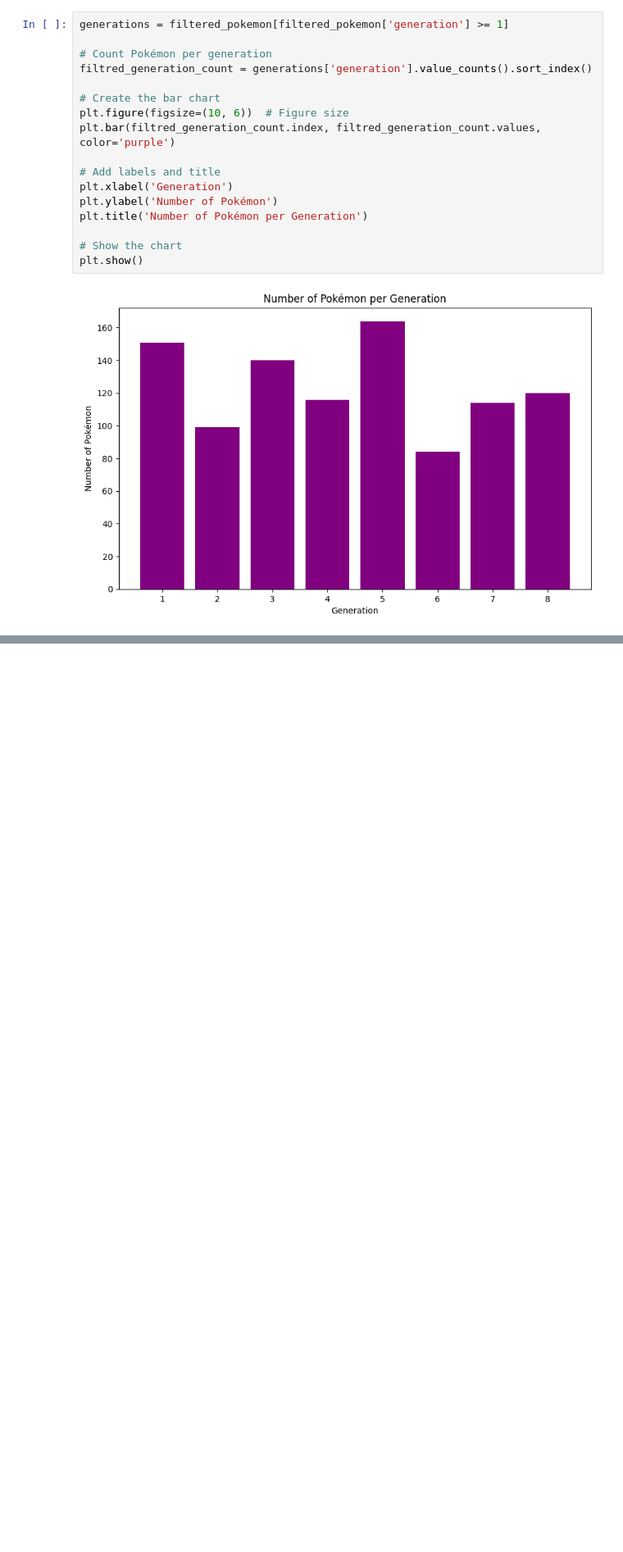
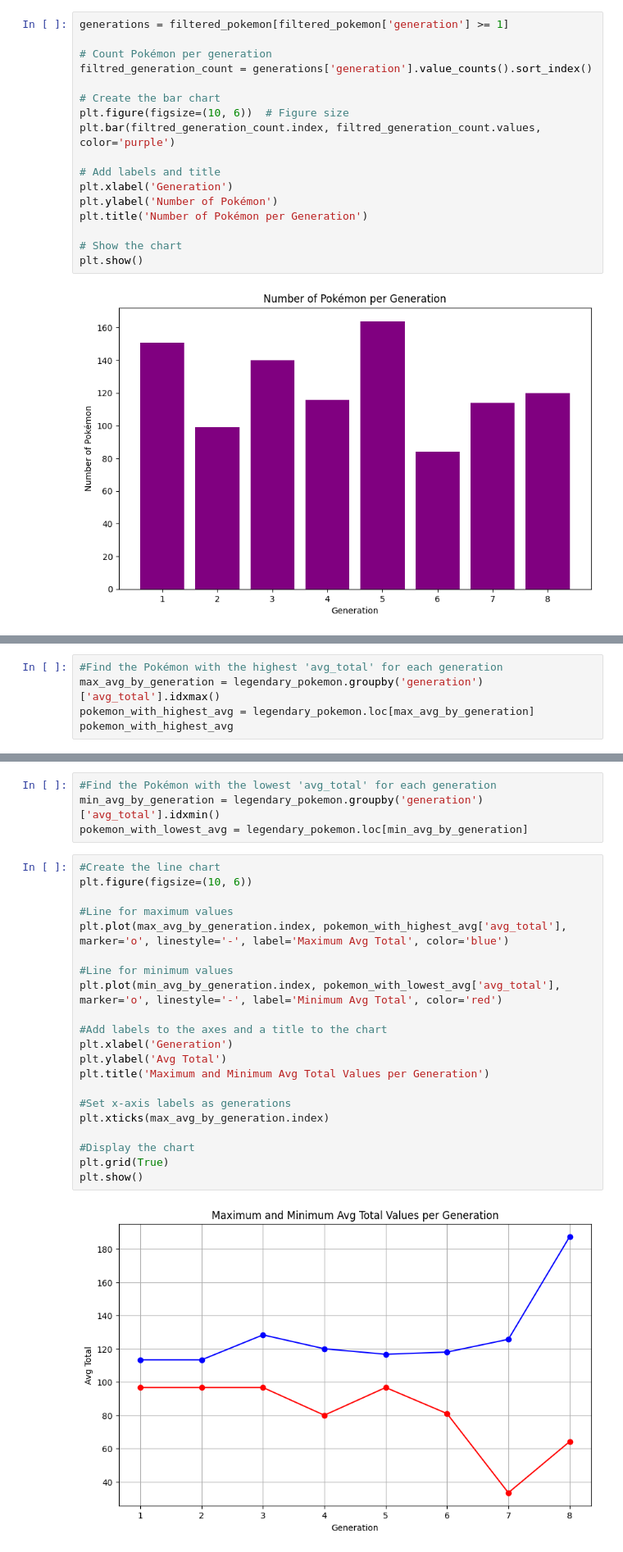
Before and after one commit to DsAlex-lnx/Pokemon-Data-Science, a Jupyter notebook: main.ipynb, the cells around one changed output, grey strips where cells are left out. Shown at 82% size. Drawn from its saved outputs; the diff is of its cells as text; blank space fills up the shorter version.

```diff
--- a/main.ipynb
+++ b/main.ipynb
@@ -413,0 +532,5 @@ plt.show()
+# %%
+#Find the Pokémon with the highest 'avg_total' for each generation
+max_avg_by_generation = legendary_pokemon.groupby('generation')['avg_total'].idxmax()
+pokemon_with_highest_avg = legendary_pokemon.loc[max_avg_by_generation]
+pokemon_with_highest_avg
@@ -413,0 +547,27 @@ plt.show()
+# %%
+#Find the Pokémon with the lowest 'avg_total' for each generation
+min_avg_by_generation = legendary_pokemon.groupby('generation')['avg_total'].idxmin()
+pokemon_with_lowest_avg = legendary_pokemon.loc[min_avg_by_generation]
+# %%
+#Create the line chart
+plt.figure(figsize=(10, 6))
+
+#Line for maximum values
+plt.plot(max_avg_by_generation.index, pokemon_with_highest_avg['avg_total'], marker='o', linestyle='-', label='Maximum Avg Total', color='blue')
+
+#Line for minimum values
+plt.plot(min_avg_by_generation.index, pokemon_with_lowest_avg['avg_total'], marker='o', linestyle='-', label='Minimum Avg Total', color='red')
+
+#Add labels to the axes and a title to the chart
+plt.xlabel('Generation')
+plt.ylabel('Avg Total')
+plt.title('Maximum and Minimum Avg Total Values per Generation')
+
+#Set x-axis labels as generations
+plt.xticks(max_avg_by_generation.index)
+
+#Display the chart
+plt.grid(True)
+plt.show()
+# %% [output]
+[figure, added]
```
Also changed, not shown: parts of 16 cells of this notebook.
